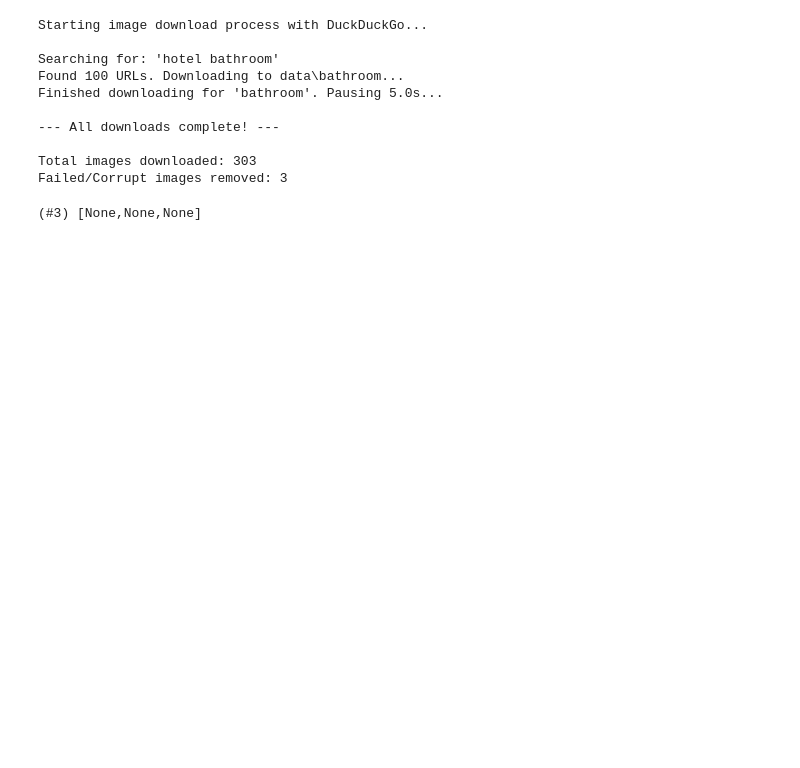
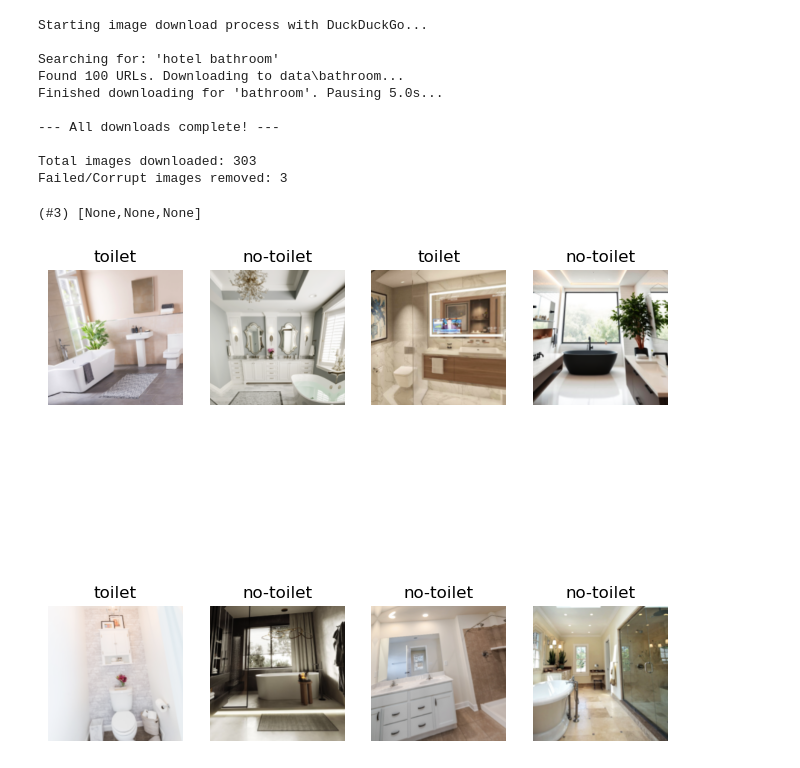
Before and after one commit to 1mache/toilet-detector, a Jupyter notebook: notebook.ipynb, the cells around one changed output. Drawn from its saved outputs; the diff is of its cells as text; code cells hidden in the pictures; blank space fills up the shorter version.

```diff
--- a/notebook.ipynb
+++ b/notebook.ipynb
@@ -70,3 +70,15 @@ Finished downloading for 'bathroom'. Pausing 5.0s...
 Total images downloaded: 303
 Failed/Corrupt images removed: 3
 (#3) [None,None,None]
+# %%
+dls = ImageDataLoaders.from_folder(
+    path,
+    valid_pct=0.2,
+    seed=42,
+    item_tfms=Resize(224), #224 is ResNet standard
+    batch_tfms=aug_transforms(mult=1.0)
+)
+# %%
+dls.show_batch(max_n=8, figsize=(8,8))
+# %% [output]
+[figure, added]
```
Also changed, not shown: parts of 8 cells of this notebook.
